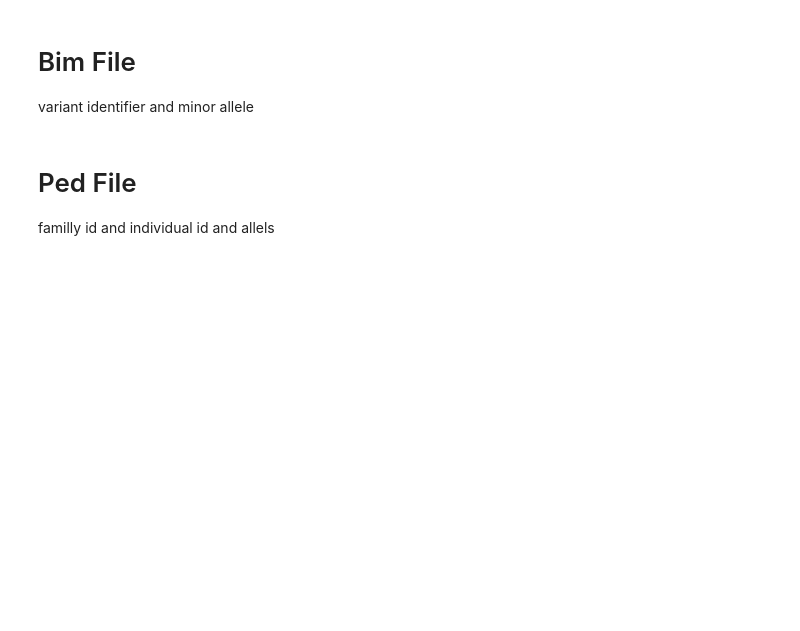
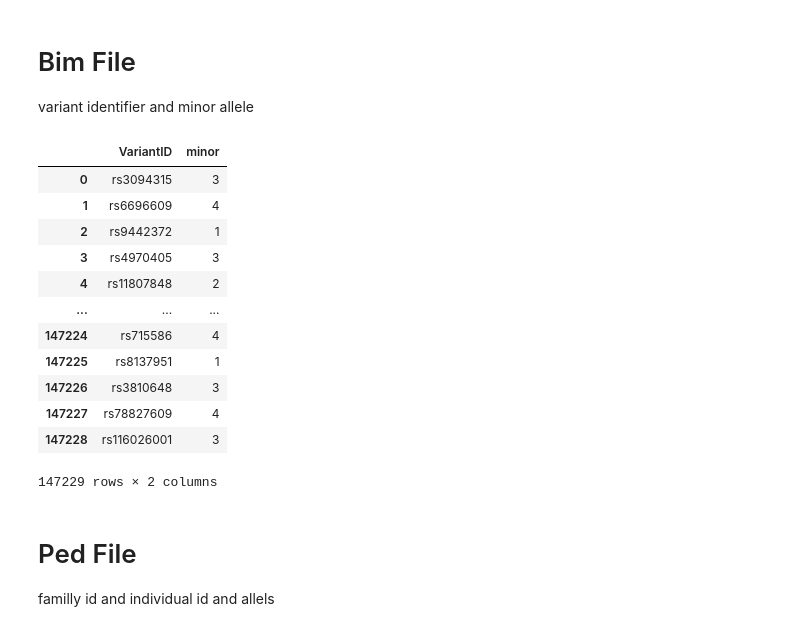
Before and after one commit to aradar46/Geographic_Population_Structure_GPS, a Jupyter notebook: notebook.ipynb, the cells around one changed output. Saved outputs shown, nothing was run; the diff lists cells and outputs as text; code cells hidden in the pictures; blank space fills up the shorter version.

```diff
--- a/notebook.ipynb
+++ b/notebook.ipynb
@@ -15,3 +5,25 @@ df_bim
+# %%
+import pandas as pd
+df_bim=pd.read_csv('Data/DataS1.bim', sep='\t', header=None)
+# df_bim = 1 and 4 columns
+df_bim = df_bim[[1, 4]]
+
+df_bim.rename(columns={1: 'VariantID', 4: 'minor'}, inplace=True)
+df_bim
+# %% [output]
+|  | VariantID | minor |
+| 0 | rs3094315 | 3 |
+| 1 | rs6696609 | 4 |
+| 2 | rs9442372 | 1 |
+| 3 | rs4970405 | 3 |
+| 4 | rs11807848 | 2 |
+| ... | ... | ... |
+| 147224 | rs715586 | 4 |
+| 147225 | rs8137951 | 1 |
+| 147226 | rs3810648 | 3 |
+| 147227 | rs78827609 | 4 |
+| 147228 | rs116026001 | 3 |
+147229 rows × 2 columns
 # %% [markdown]
 # Ped File
 
```
Also changed, not shown: parts of 13 cells of this notebook, 4 other files.
